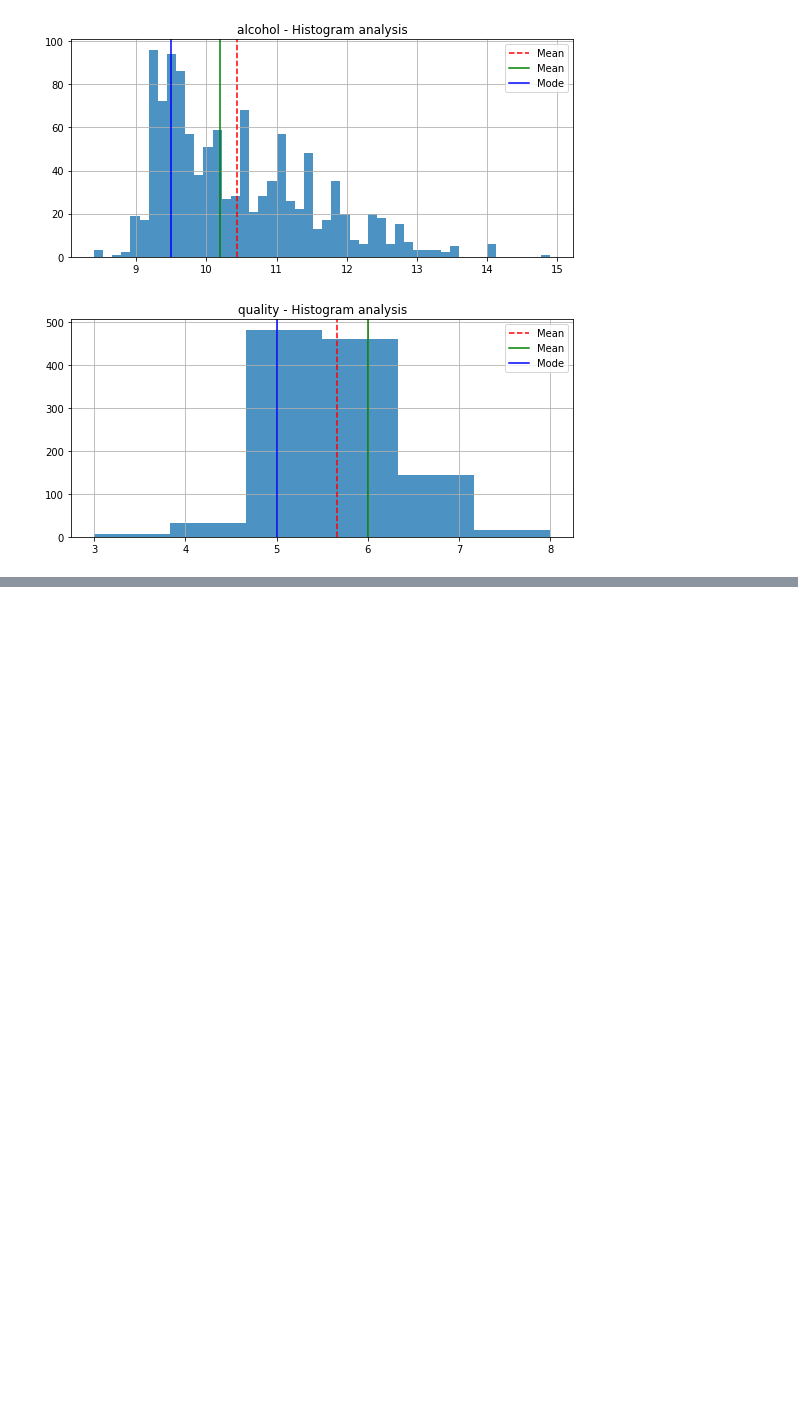
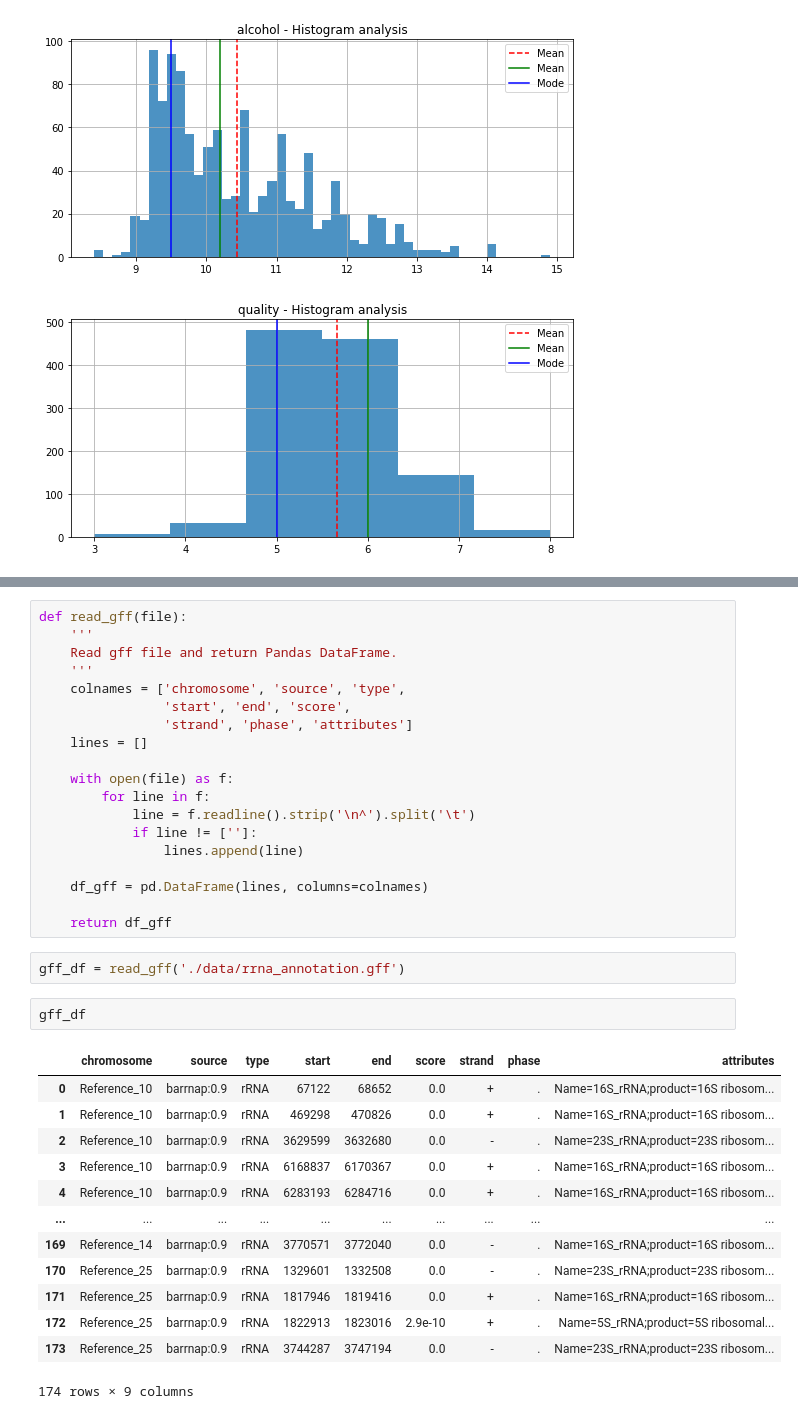
Before and after one commit to Freddsle/BI_2021_Python, a Jupyter notebook: python_homework/pandas_practice/ppractice.ipynb, the cells around one changed output, grey strips where cells are left out. Drawn from its saved outputs; the diff is of its cells as text; blank space fills up the shorter version.

Commit message:
add read gff and bed files funcs

```diff
--- a/python_homework/pandas_practice/ppractice.ipynb
+++ b/python_homework/pandas_practice/ppractice.ipynb
@@ -198,0 +227,37 @@ for data in vine.columns:
+# %%
+def read_gff(file):
+    '''
+    Read gff file and return Pandas DataFrame.
+    '''
+    colnames = ['chromosome', 'source', 'type',
+                'start', 'end', 'score',
+                'strand', 'phase', 'attributes']
+    lines = []
+
+    with open(file) as f:
+        for line in f:
+            line = f.readline().strip('\n^').split('\t')
+            if line != ['']:
+                lines.append(line)
+
+    df_gff = pd.DataFrame(lines, columns=colnames)
+
+    return df_gff
+# %%
+gff_df = read_gff('./data/rrna_annotation.gff')
+# %%
+gff_df
+# %% [output]
+|  | chromosome | source | type | start | end | score | strand | phase | attributes |
+| 0 | Reference_10 | barrnap:0.9 | rRNA | 67122 | 68652 | 0.0 | + | . | Name=16S_rRNA;product=16S ribosom... |
+| 1 | Reference_10 | barrnap:0.9 | rRNA | 469298 | 470826 | 0.0 | + | . | Name=16S_rRNA;product=16S ribosom... |
+| 2 | Reference_10 | barrnap:0.9 | rRNA | 3629599 | 3632680 | 0.0 | - | . | Name=23S_rRNA;product=23S ribosom... |
+| 3 | Reference_10 | barrnap:0.9 | rRNA | 6168837 | 6170367 | 0.0 | + | . | Name=16S_rRNA;product=16S ribosom... |
+| 4 | Reference_10 | barrnap:0.9 | rRNA | 6283193 | 6284716 | 0.0 | + | . | Name=16S_rRNA;product=16S ribosom... |
+| ... | ... | ... | ... | ... | ... | ... | ... | ... | ... |
+| 169 | Reference_14 | barrnap:0.9 | rRNA | 3770571 | 3772040 | 0.0 | - | . | Name=16S_rRNA;product=16S ribosom... |
+| 170 | Reference_25 | barrnap:0.9 | rRNA | 1329601 | 1332508 | 0.0 | - | . | Name=23S_rRNA;product=23S ribosom... |
+| 171 | Reference_25 | barrnap:0.9 | rRNA | 1817946 | 1819416 | 0.0 | + | . | Name=16S_rRNA;product=16S ribosom... |
+| 172 | Reference_25 | barrnap:0.9 | rRNA | 1822913 | 1823016 | 2.9e-10 | + | . | Name=5S_rRNA;product=5S ribosomal... |
+| 173 | Reference_25 | barrnap:0.9 | rRNA | 3744287 | 3747194 | 0.0 | - | . | Name=23S_rRNA;product=23S ribosom... |
+174 rows × 9 columns
```
Also changed, not shown: parts of 11 cells of this notebook.
